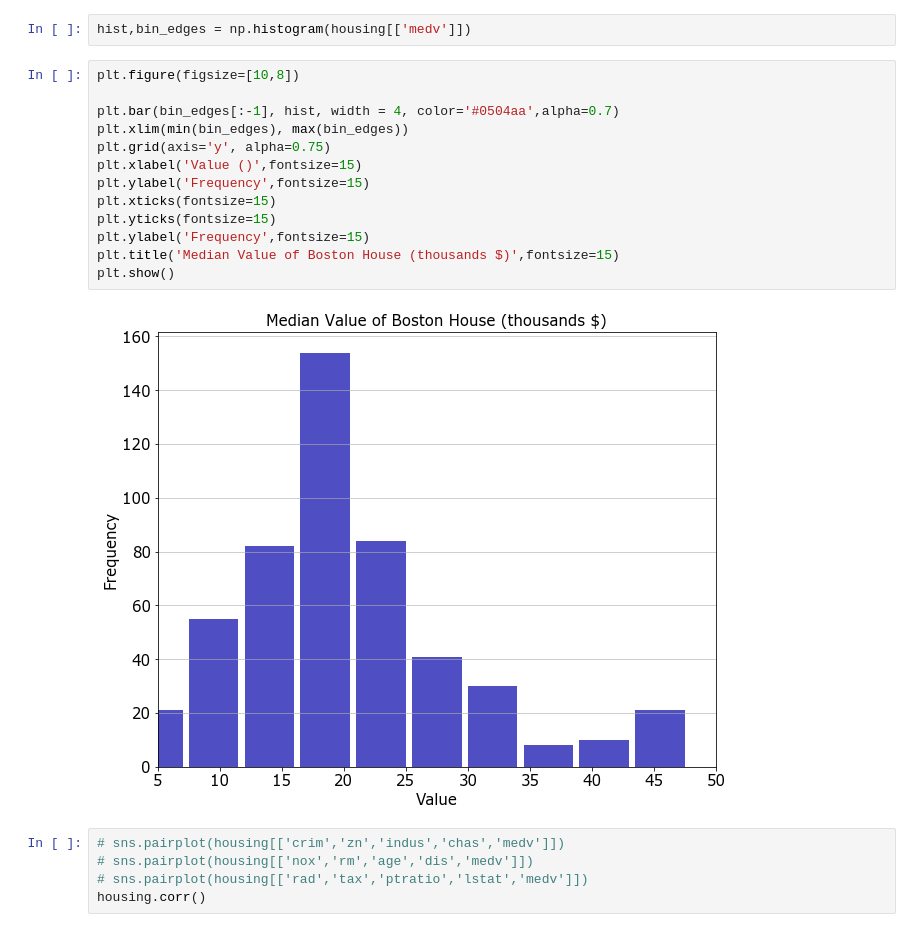
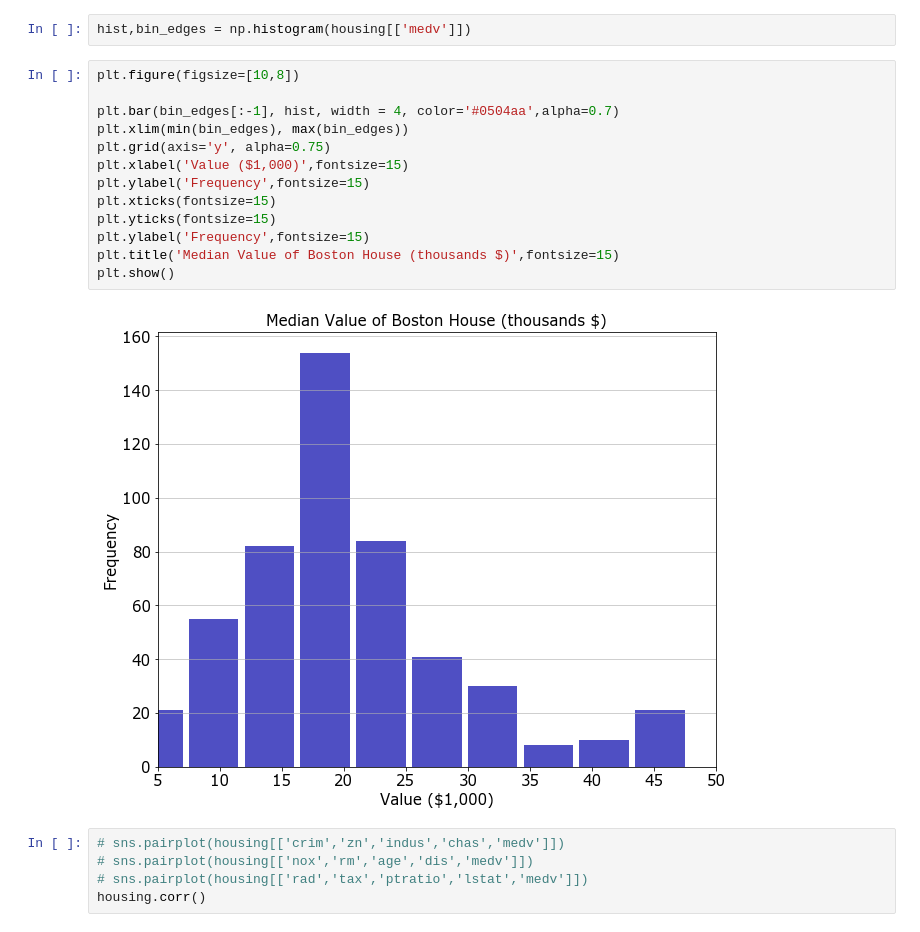
Before and after one commit to kathyxiong/stat_learning_case_study, a Jupyter notebook: freyder_housing_regression_boosting.ipynb, the cells around one changed output. Drawn from its saved outputs; the diff is of its cells as text.

Commit message:
fixed graph label

```diff
--- a/freyder_housing_regression_boosting.ipynb
+++ b/freyder_housing_regression_boosting.ipynb
@@ -40,18 +40,18 @@ hist,bin_edges = np.histogram(housing[['medv']])
 # %%
 plt.figure(figsize=[10,8])
 
 plt.bar(bin_edges[:-1], hist, width = 4, color='#0504aa',alpha=0.7)
 plt.xlim(min(bin_edges), max(bin_edges))
 plt.grid(axis='y', alpha=0.75)
-plt.xlabel('Value ()',fontsize=15)
+plt.xlabel('Value ($1,000)',fontsize=15)
 plt.ylabel('Frequency',fontsize=15)
 plt.xticks(fontsize=15)
 plt.yticks(fontsize=15)
 plt.ylabel('Frequency',fontsize=15)
 plt.title('Median Value of Boston House (thousands $)',fontsize=15)
 plt.show()
 # %% [output]
-[figure, old version]
+[figure, new version]
 # %%
 # sns.pairplot(housing[['crim','zn','indus','chas','medv']])
 # sns.pairplot(housing[['nox','rm','age','dis','medv']])
```
